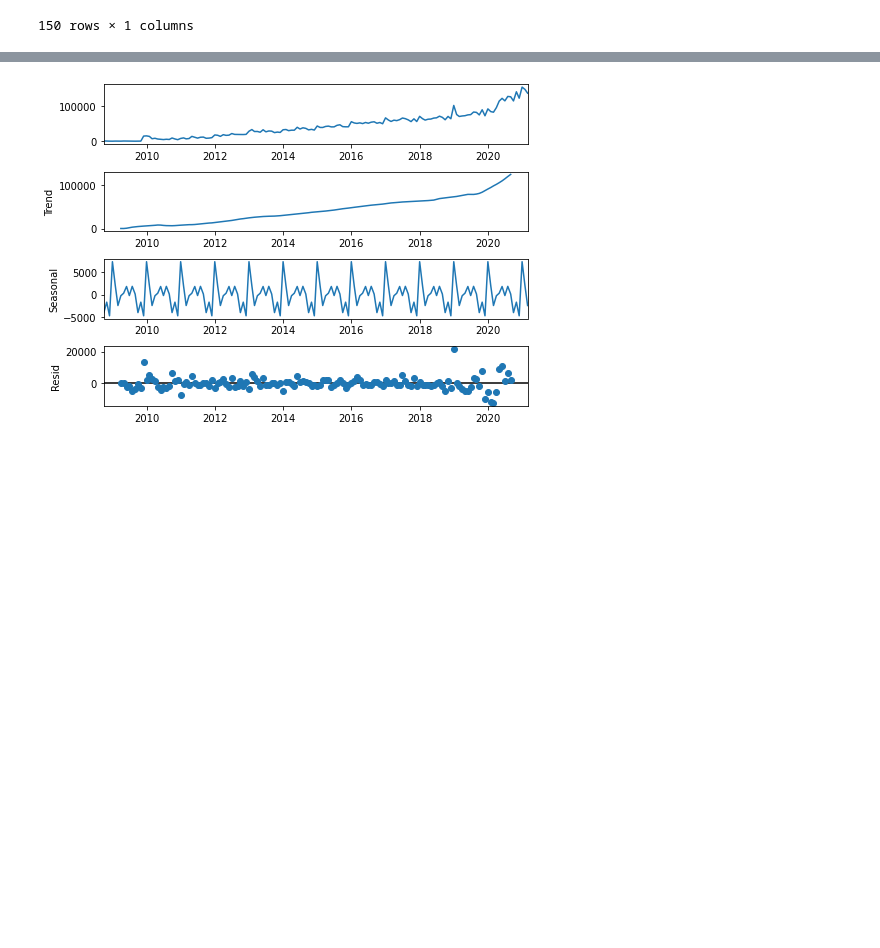
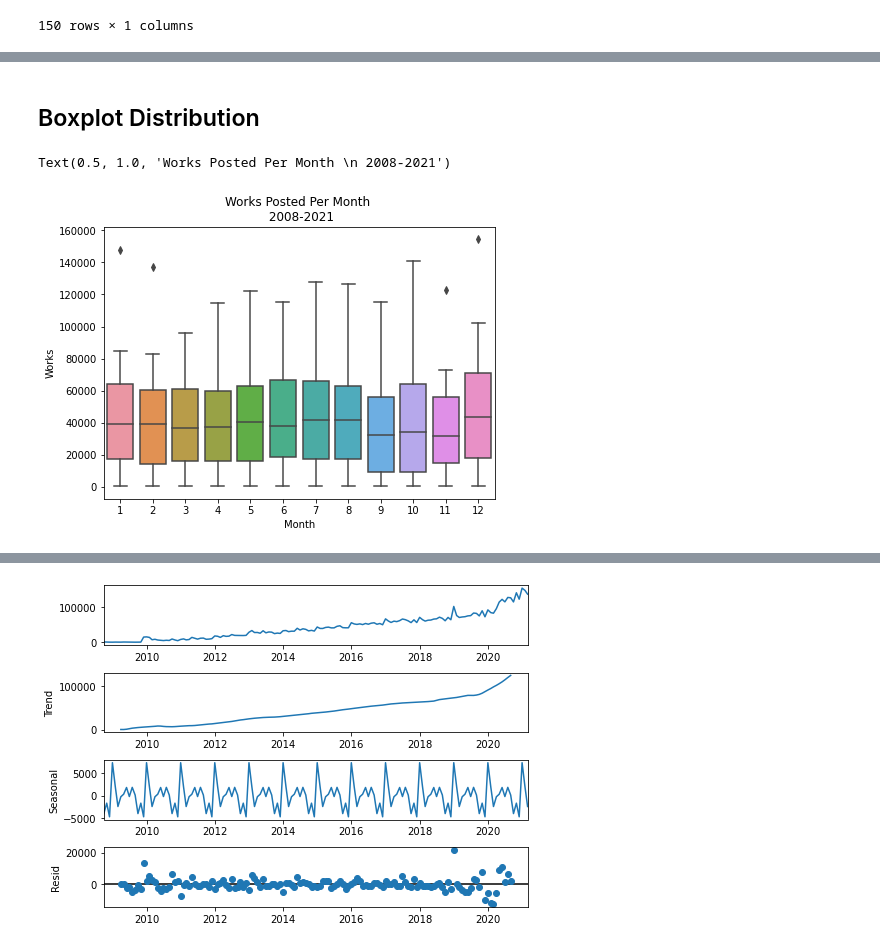
Before and after one commit to amecreate/ao3-data-vis, a Jupyter notebook: 05-16-seasonality.ipynb, the cells around one changed output, grey strips where cells are left out. Drawn from its saved outputs; the diff is of its cells as text; code cells hidden in the pictures; blank space fills up the shorter version.

Commit message:
pending posting

```diff
--- a/05-16-seasonality.ipynb
+++ b/05-16-seasonality.ipynb
@@ -97,0 +139,13 @@ sns.lineplot(data=eng)
+# %% [markdown]
+## Boxplot Distribution
+# %%
+# Monthly Posting
+ax = sns.boxplot(data=eng_annual, x=eng_annual['creation date'].dt.month, y='works')
+
+# Aethetics
+plt.xlabel('Month')
+plt.ylabel('Works')
+plt.title('Works Posted Per Month \n 2008-2021')
+# %% [output]
+Text(0.5, 1.0, 'Works Posted Per Month \n 2008-2021')
+[figure, added]
```
Also changed, not shown: parts of 15 cells of this notebook.
